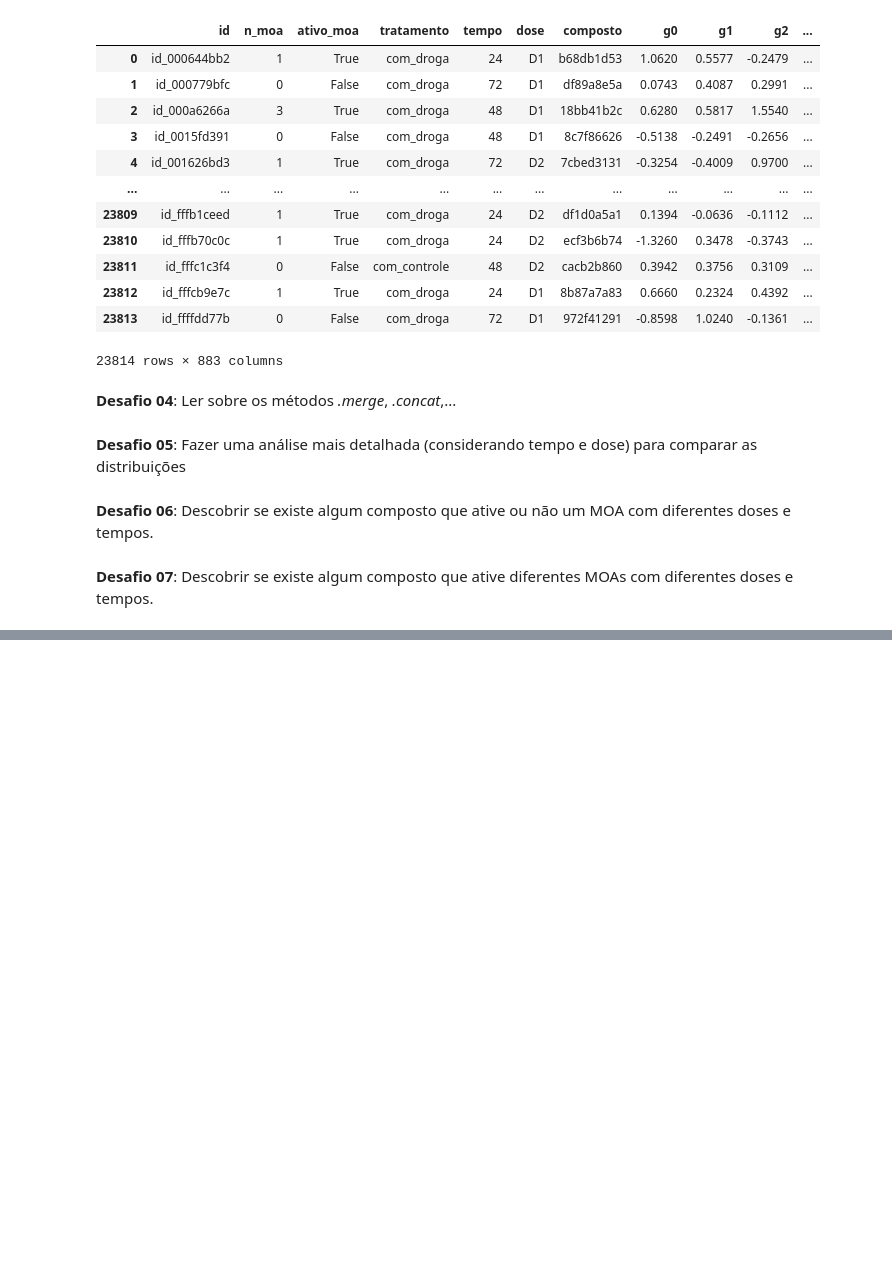
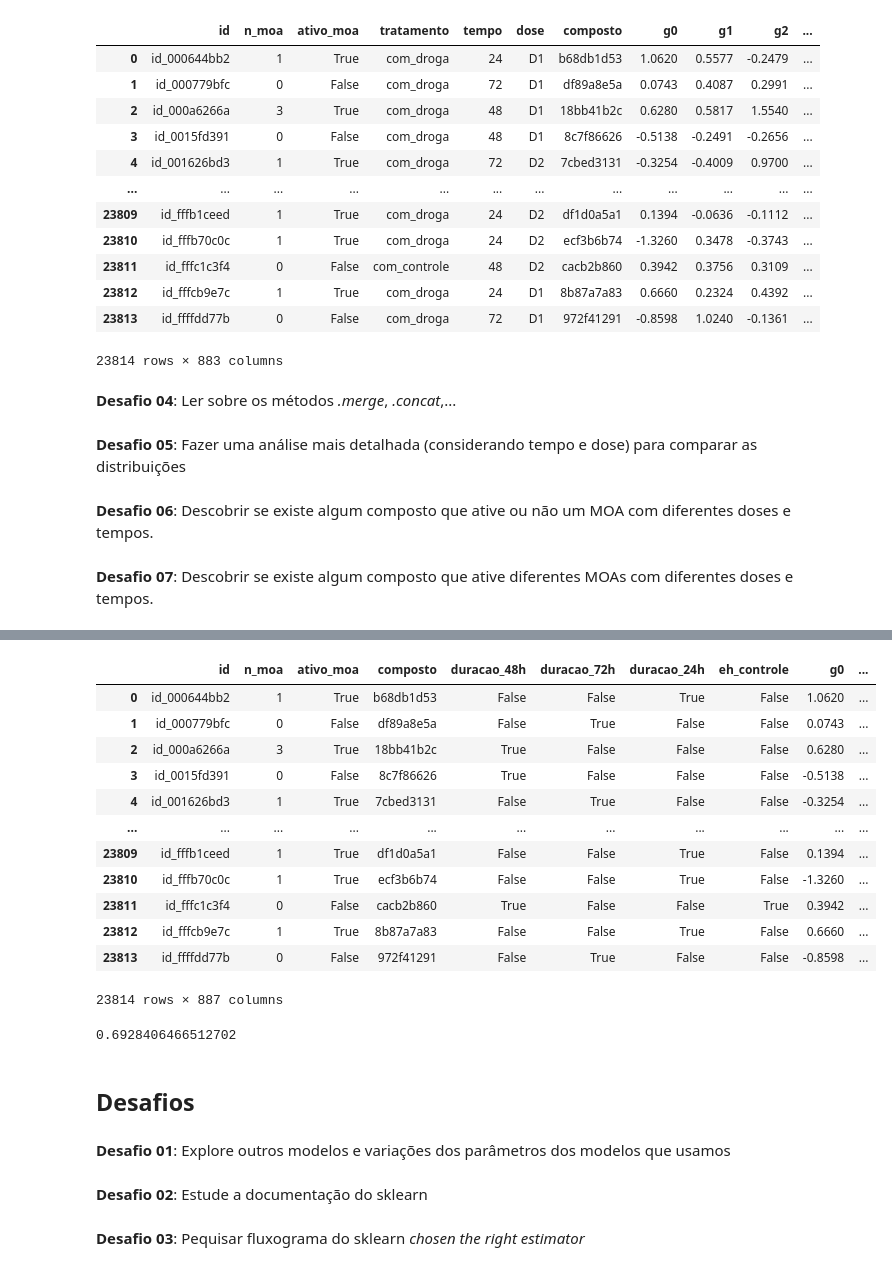
Before and after one commit to Francisco-1307/Alura-ImersaoDados2021, a Jupyter notebook: Notebook_Imersão2021.ipynb, the cells around one changed output, grey strips where cells are left out. Saved outputs shown, nothing was run; the diff lists cells and outputs as text; code cells hidden in the pictures; blank space fills up the shorter version.

```diff
--- a/Notebook_Imersão2021.ipynb
+++ b/Notebook_Imersão2021.ipynb
@@ -1072,0 +1226,37 @@ dados_ExpRes
+# %%
+pd.get_dummies(data = dados_ExpRes, columns = ['tratamento', 'dose', 'tempo'])
+# %% [output]
+|  | id | n_moa | ativo_moa | composto | duracao_48h | duracao_72h | duracao_24h | eh_controle | g0 | ... |
+| 0 | id_000644bb2 | 1 | True | b68db1d53 | False | False | True | False | 1.0620 | ... |
+| 1 | id_000779bfc | 0 | False | df89a8e5a | False | True | False | False | 0.0743 | ... |
+| 2 | id_000a6266a | 3 | True | 18bb41b2c | True | False | False | False | 0.6280 | ... |
+| 3 | id_0015fd391 | 0 | False | 8c7f86626 | True | False | False | False | -0.5138 | ... |
+| 4 | id_001626bd3 | 1 | True | 7cbed3131 | False | True | False | False | -0.3254 | ... |
+| ... | ... | ... | ... | ... | ... | ... | ... | ... | ... | ... |
+| 23809 | id_fffb1ceed | 1 | True | df1d0a5a1 | False | False | True | False | 0.1394 | ... |
+| 23810 | id_fffb70c0c | 1 | True | ecf3b6b74 | False | False | True | False | -1.3260 | ... |
+| 23811 | id_fffc1c3f4 | 0 | False | cacb2b860 | True | False | False | True | 0.3942 | ... |
+| 23812 | id_fffcb9e7c | 1 | True | 8b87a7a83 | False | False | True | False | 0.6660 | ... |
+| 23813 | id_ffffdd77b | 0 | False | 972f41291 | False | True | False | False | -0.8598 | ... |
+23814 rows × 887 columns
+# %%
+from sklearn.ensemble import RandomForestClassifier
+
+x = dados_ExpRes.drop(['id','n_moa','ativo_moa','composto'], axis = 1)
+x = pd.get_dummies(data = x, columns = ['tratamento', 'dose', 'tempo'])
+y = dados_ExpRes['ativo_moa']
+x_treino, x_teste, y_treino, y_teste = train_test_split(x, y, test_size = 0.2, stratify = y, random_state = 726)
+
+modelo_randomforest = RandomForestClassifier()
+modelo_randomforest.fit(x_treino, y_treino)
+modelo_randomforest.score(x_teste, y_teste)
+# %% [output]
+0.6928406466512702
+# %% [markdown]
+## Desafios
+# %% [markdown]
+**Desafio 01**: Explore outros modelos e variações dos parâmetros dos modelos que usamos
+# %% [markdown]
+**Desafio 02**: Estude a documentação do sklearn
+# %% [markdown]
+**Desafio 03**: Pequisar fluxograma do sklearn *chosen the right estimator*
```
Also changed, not shown: parts of 16 cells of this notebook.
